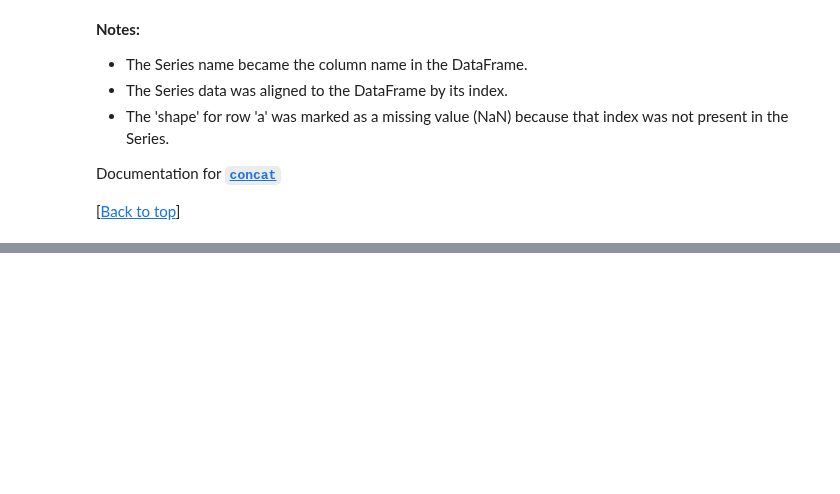
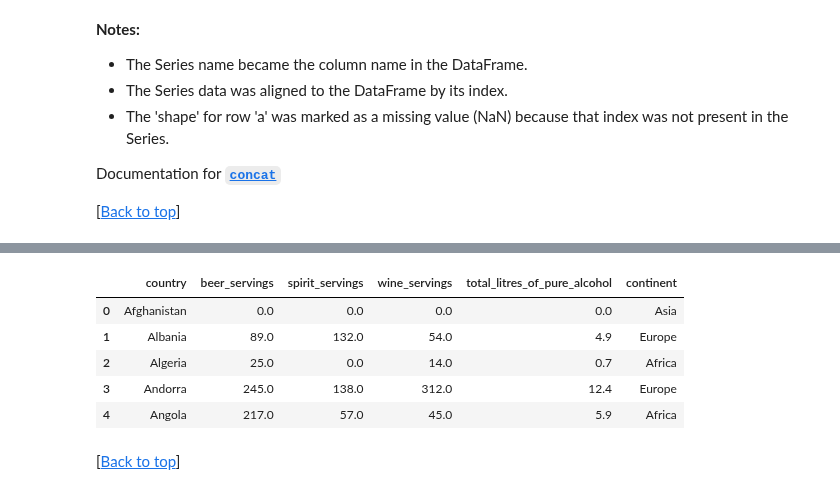
Before and after one commit to justmarkham/pandas-videos, a Jupyter notebook: pandas.ipynb, the cells around one changed output, grey strips where cells are left out. Drawn from its saved outputs; the diff is of its cells as text; code cells hidden in the pictures; blank space fills up the shorter version.

Commit message:
add link to video 29 and code for video 30

```diff
--- a/pandas.ipynb
+++ b/pandas.ipynb
@@ -3306,0 +3413,4 @@ Documentation for [**`concat`**](http://pandas.pydata.org/pandas-docs/stable/gen
+# %%
+# read a dataset of alcohol consumption into a DataFrame
+drinks = pd.read_csv('http://bit.ly/drinksbycountry')
+drinks.head()
@@ -3306,0 +3476,13 @@ Documentation for [**`concat`**](http://pandas.pydata.org/pandas-docs/stable/gen
+# %%
+# overwrite the existing DataFrame columns
+drinks.loc[:, 'beer_servings':'wine_servings'] = drinks.loc[:, 'beer_servings':'wine_servings'].applymap(float)
+drinks.head()
+# %% [output]
+|  | country | beer_servings | spirit_servings | wine_servings | total_litres_of_pure_alcohol | continent |
+| 0 | Afghanistan | 0.0 | 0.0 | 0.0 | 0.0 | Asia |
+| 1 | Albania | 89.0 | 132.0 | 54.0 | 4.9 | Europe |
+| 2 | Algeria | 25.0 | 0.0 | 14.0 | 0.7 | Africa |
+| 3 | Andorra | 245.0 | 138.0 | 312.0 | 12.4 | Europe |
+| 4 | Angola | 217.0 | 57.0 | 45.0 | 5.9 | Africa |
+# %% [markdown]
+[<a href="#Python-pandas-Q&A-video-series-by-Data-School">Back to top</a>]
```
Also changed, not shown: parts of 27 cells of this notebook, 1 other file.
